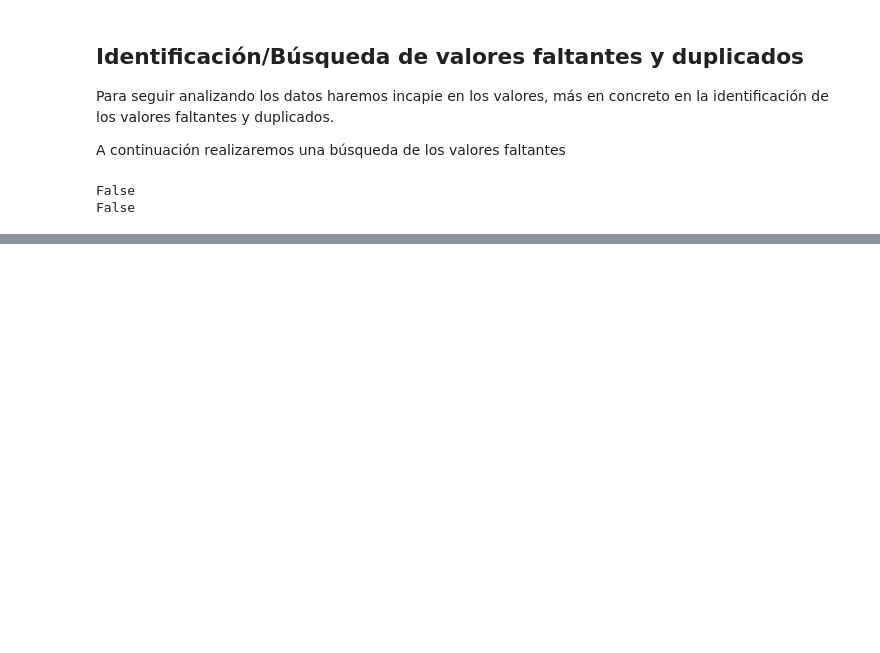
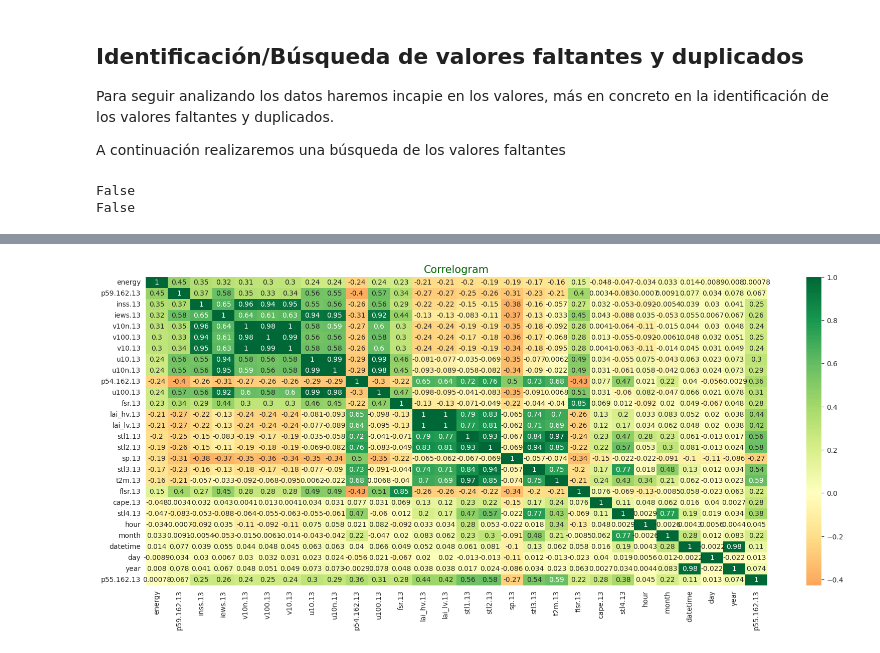
Before and after one commit to PaulaUc3m/Grupo4_P1AA, a Jupyter notebook: EDA_entrenamieto.ipynb, the cells around one changed output, grey strips where cells are left out. Drawn from its saved outputs; the diff is of its cells as text; code cells hidden in the pictures; blank space fills up the shorter version.

```diff
--- a/EDA_entrenamieto.ipynb
+++ b/EDA_entrenamieto.ipynb
@@ -122,0 +142,13 @@ False
+# %%
+correlations = data.corr()
+tamaño = data.shape
+set = set()
+corrs = abs(correlations['energy']).sort_values(ascending = False)
+####################### Faltan cosas
+corr = data[list(corrs.index)].corr()
+plt.figure(figsize = (20, 8))
+sns.heatmap(corr, cmap='RdYlGn', annot = True, center = 0)
+plt.title('Correlogram', fontsize = 15, color = 'darkgreen')
+plt.show()
+# %% [output]
+[figure, added]
```
Also changed, not shown: parts of 7 cells of this notebook.
